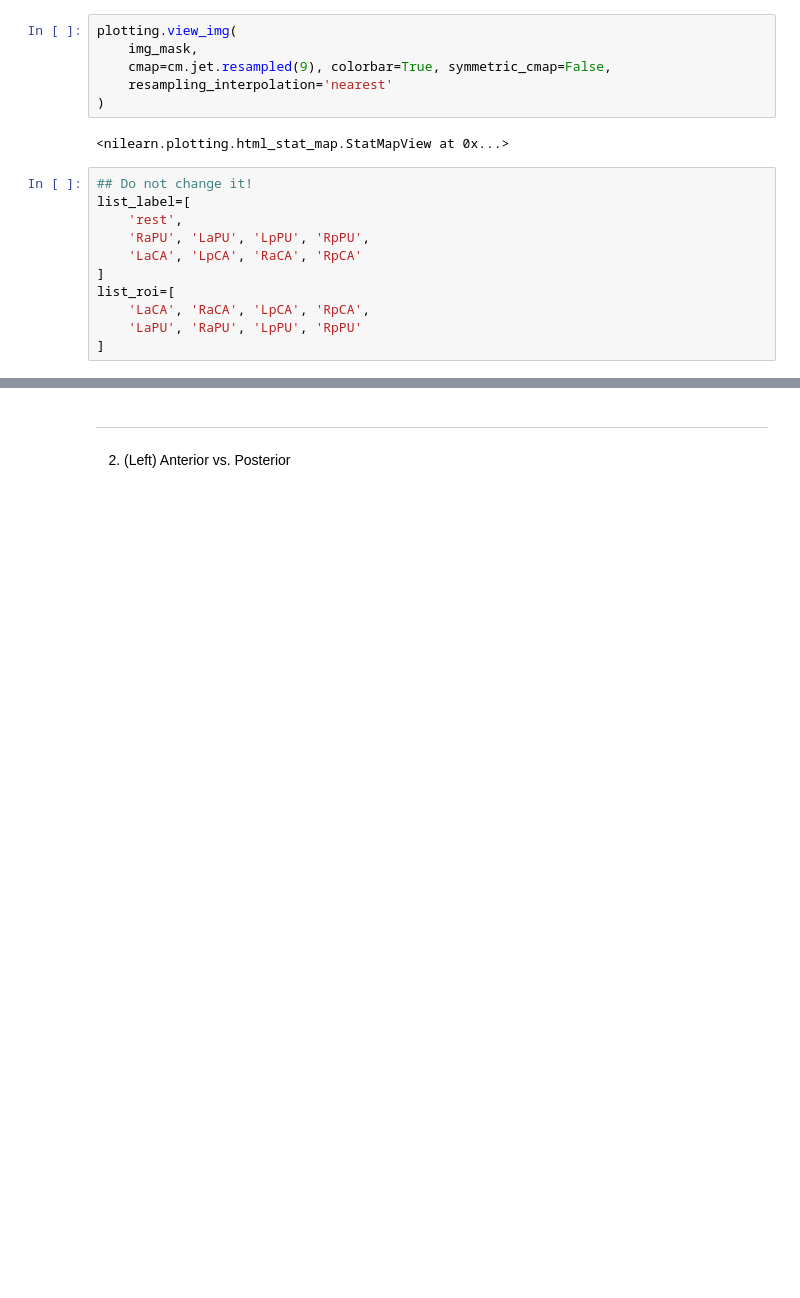
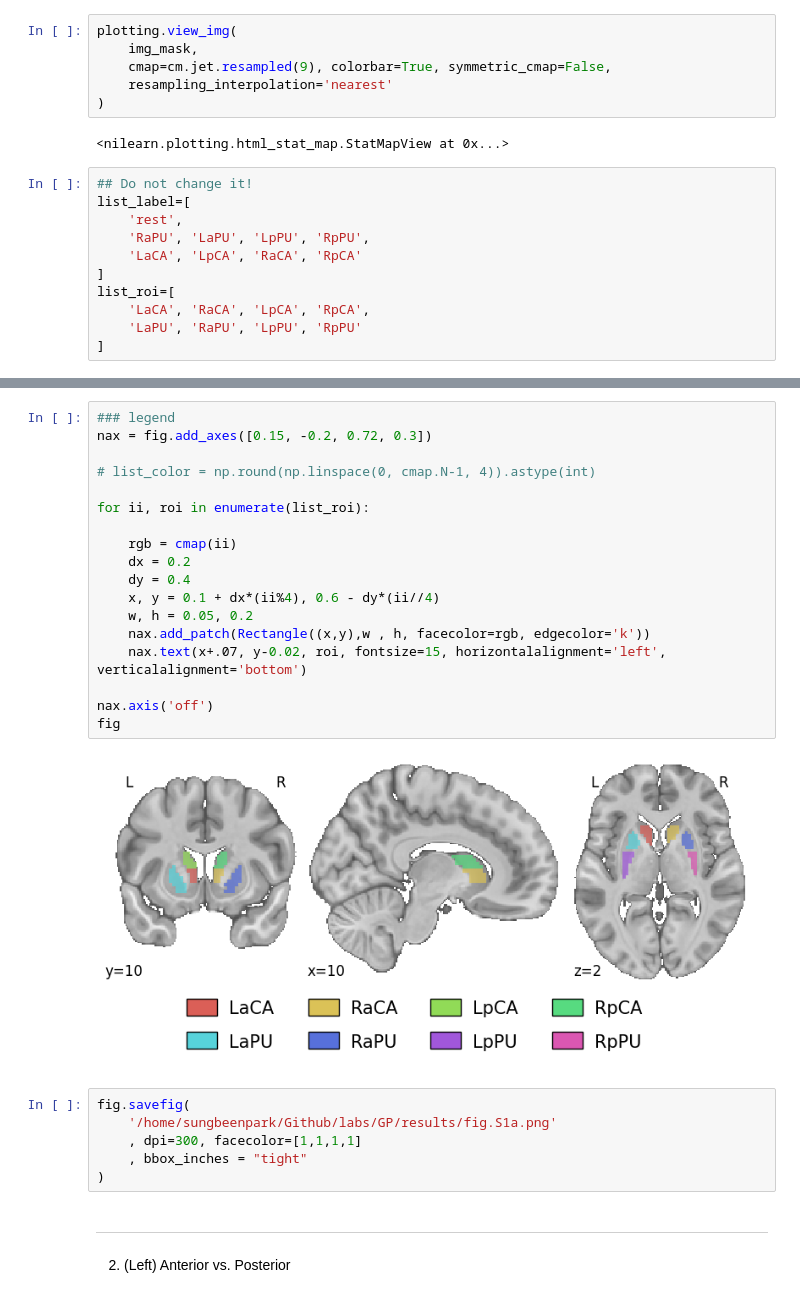
Before and after one commit to psb629/CommonLab, a Jupyter notebook: GP/scripts/fMRI.fig.3c.S2.ipynb, the cells around one changed output, grey strips where cells are left out. Drawn from its saved outputs; the diff is of its cells as text; blank space fills up the shorter version.

```diff
--- a/GP/scripts/fMRI.fig.3c.S2.ipynb
+++ b/GP/scripts/fMRI.fig.3c.S2.ipynb
@@ -167,3 +231,29 @@ list_roi=[
+# %%
+### legend
+nax = fig.add_axes([0.15, -0.2, 0.72, 0.3])
+
+# list_color = np.round(np.linspace(0, cmap.N-1, 4)).astype(int)
+
+for ii, roi in enumerate(list_roi):
+
+    rgb = cmap(ii)
+    dx = 0.2
+    dy = 0.4
+    x, y = 0.1 + dx*(ii%4), 0.6 - dy*(ii//4)
+    w, h = 0.05, 0.2
+    nax.add_patch(Rectangle((x,y),w , h, facecolor=rgb, edgecolor='k'))
+    nax.text(x+.07, y-0.02, roi, fontsize=15, horizontalalignment='left', verticalalignment='bottom')
+
+nax.axis('off')
+fig
+# %% [output]
+[figure, added]
+# %%
+fig.savefig(
+    '/home/sungbeenpark/Github/labs/GP/results/fig.S1a.png'
+    , dpi=300, facecolor=[1,1,1,1]
+    , bbox_inches = "tight"
+)
 # %% [markdown]
 ---
 # %% [markdown]
```
Also changed, not shown: parts of 7 cells of this notebook, 2 other files.
